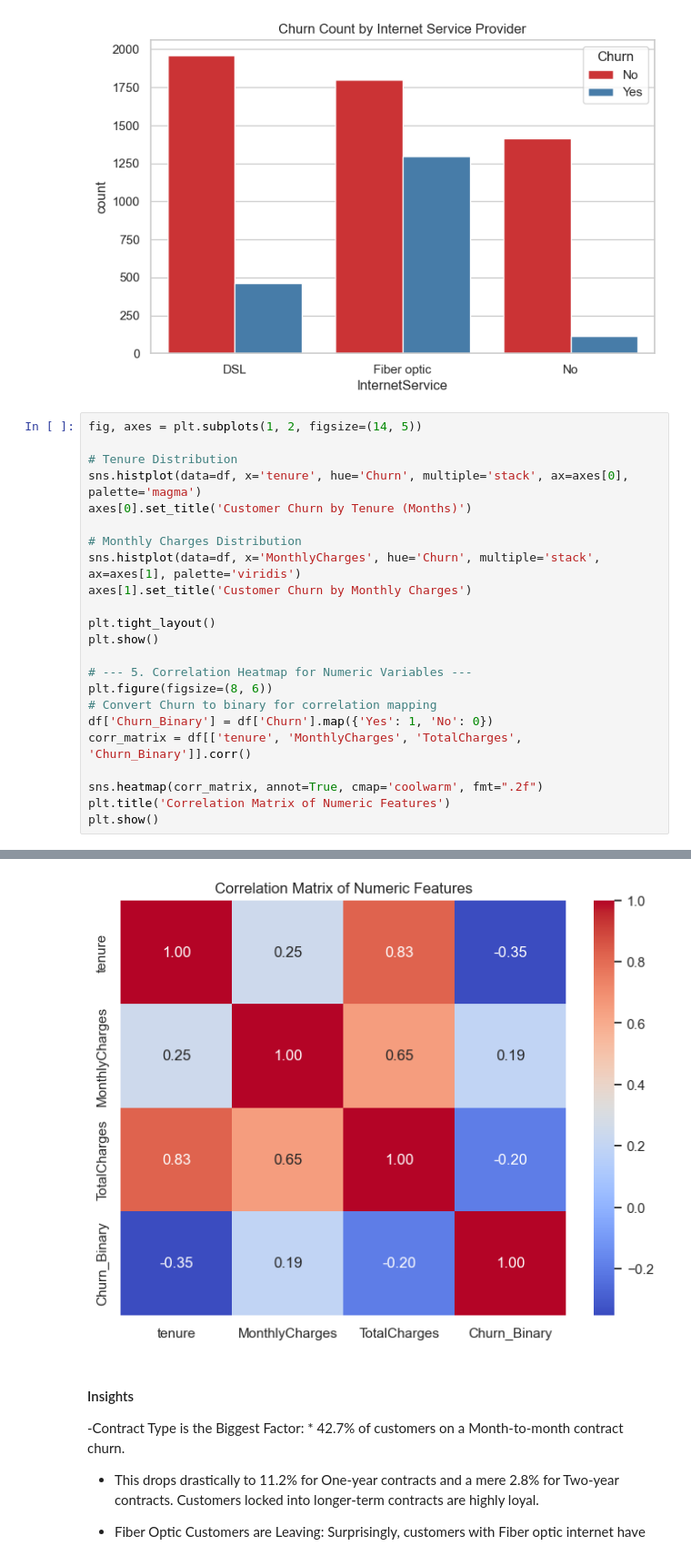
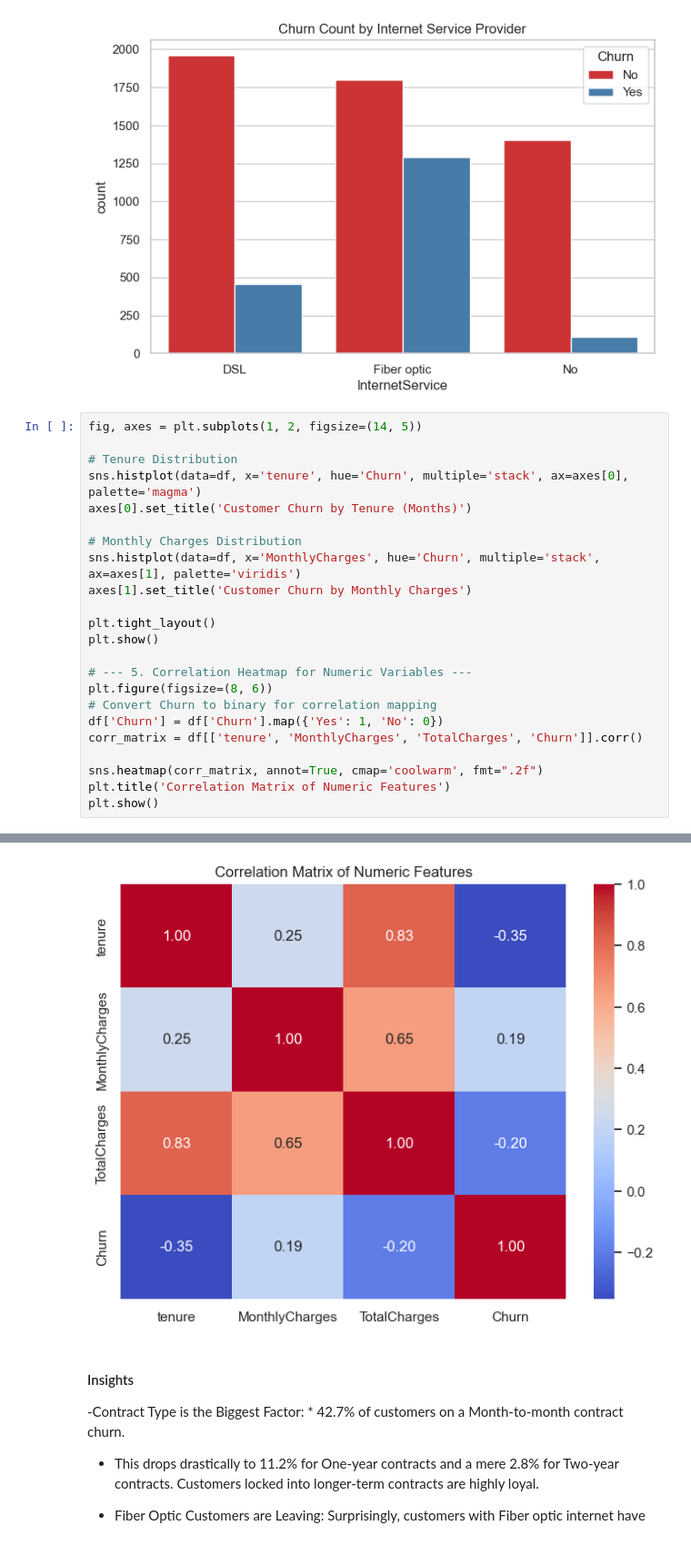
Before and after one commit to swagat35/MLproject, a Jupyter notebook: notebook/EDA.ipynb, the cells around one changed output, grey strips where cells are left out. Shown at 91% size. Cells and saved outputs as stored; diff of their text form.

```diff
--- a/notebook/EDA.ipynb
+++ b/notebook/EDA.ipynb
@@ -296,29 +296,29 @@ plt.show()
 # %%
 fig, axes = plt.subplots(1, 2, figsize=(14, 5))
 
 # Tenure Distribution
 sns.histplot(data=df, x='tenure', hue='Churn', multiple='stack', ax=axes[0], palette='magma')
 axes[0].set_title('Customer Churn by Tenure (Months)')
 
 # Monthly Charges Distribution
 sns.histplot(data=df, x='MonthlyCharges', hue='Churn', multiple='stack', ax=axes[1], palette='viridis')
 axes[1].set_title('Customer Churn by Monthly Charges')
 
 plt.tight_layout()
 plt.show()
 
 # --- 5. Correlation Heatmap for Numeric Variables ---
 plt.figure(figsize=(8, 6))
 # Convert Churn to binary for correlation mapping
-df['Churn_Binary'] = df['Churn'].map({'Yes': 1, 'No': 0})
-corr_matrix = df[['tenure', 'MonthlyCharges', 'TotalCharges', 'Churn_Binary']].corr()
+df['Churn'] = df['Churn'].map({'Yes': 1, 'No': 0})
+corr_matrix = df[['tenure', 'MonthlyCharges', 'TotalCharges', 'Churn']].corr()
 
 sns.heatmap(corr_matrix, annot=True, cmap='coolwarm', fmt=".2f")
 plt.title('Correlation Matrix of Numeric Features')
 plt.show()
 # %% [output]
 [figure]
-[figure, old version]
+[figure, new version]
 # %% [markdown]
 #### Insights
 -Contract Type is the Biggest Factor: * 42.7% of customers on a Month-to-month contract churn.
```
Also changed, not shown: parts of 5 cells of this notebook, 18 other files.
